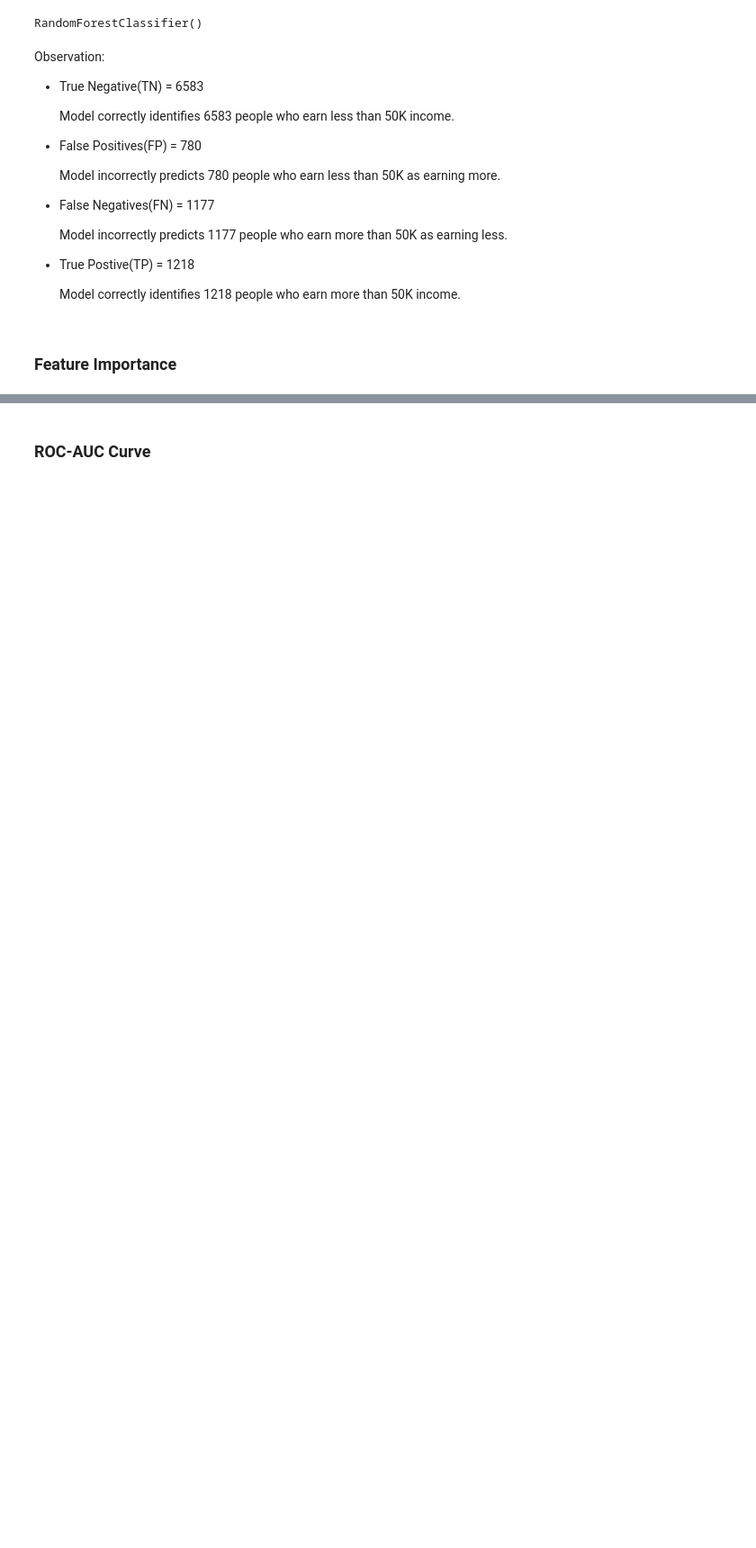
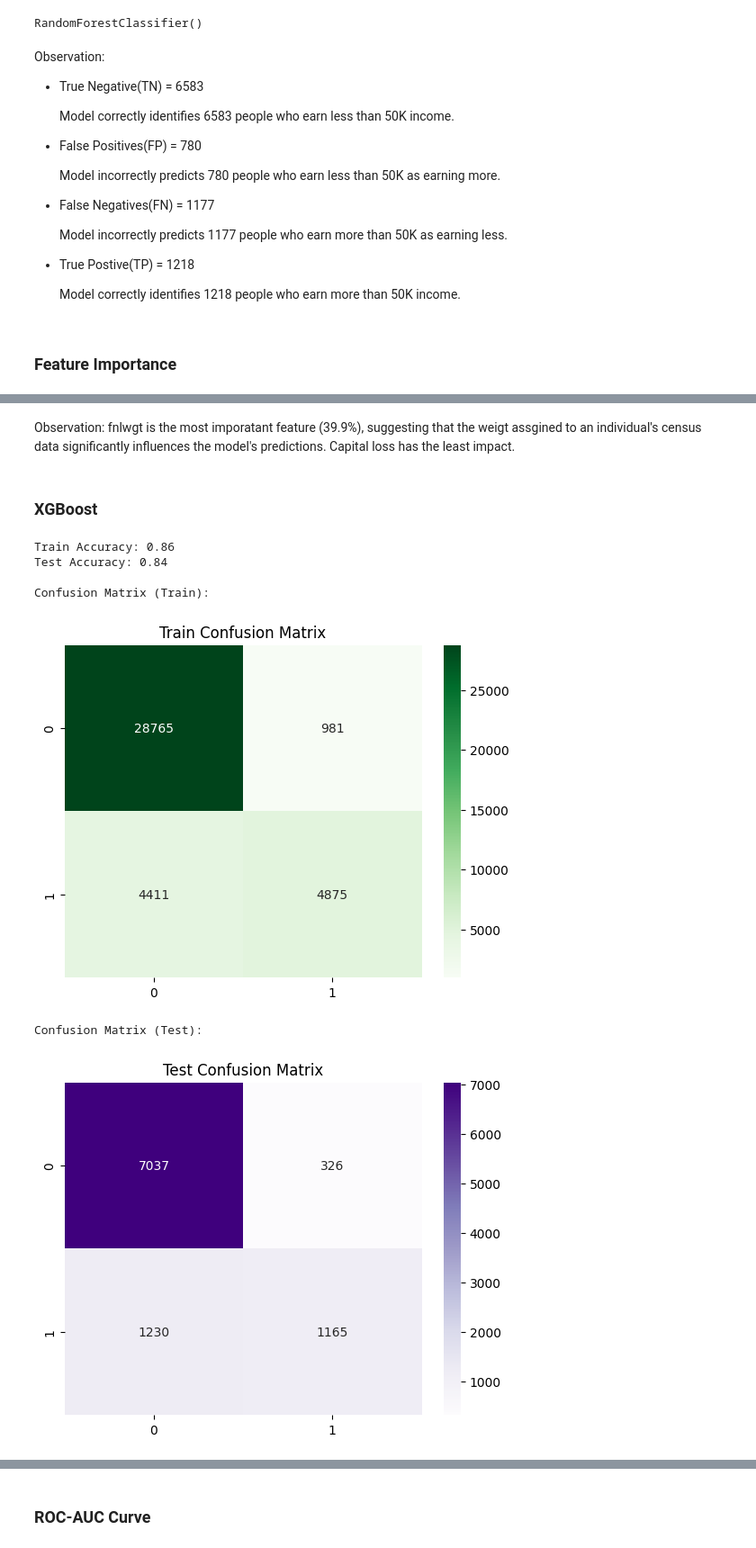
Before and after one commit to Graceyujung/ML, a Jupyter notebook: classification_modeling/Grace_Classification_Modeling.ipynb, the cells around one changed output, grey strips where cells are left out. Shown at 90% size. Cells and saved outputs as stored; diff of their text form; code cells hidden in the pictures; blank space fills up the shorter version.

```diff
--- a/classification_modeling/Grace_Classification_Modeling.ipynb
+++ b/classification_modeling/Grace_Classification_Modeling.ipynb
@@ -1182,0 +1192,17 @@ ValueError: All arrays must be of the same length
+# %% [markdown]
+Observation: fnlwgt is the most imporatant feature (39.9%), suggesting that the weigt assgined to an individual's census data significantly influences the model's predictions. Capital loss has the least impact.
+# %% [markdown]
+### XGBoost
+# %%
+from xgboost import XGBClassifier
+
+xgb = XGBClassifier(random_state=42)
+evaluate_model(xgb, X_train_scaled, Y_train, X_test_scaled,Y_test)
+# %% [output]
+Train Accuracy: 0.86
+Test Accuracy: 0.84
+
+Confusion Matrix (Train):
+[figure, added]
+Confusion Matrix (Test):
+[figure, added]
```
Also changed, not shown: parts of 42 cells of this notebook.
